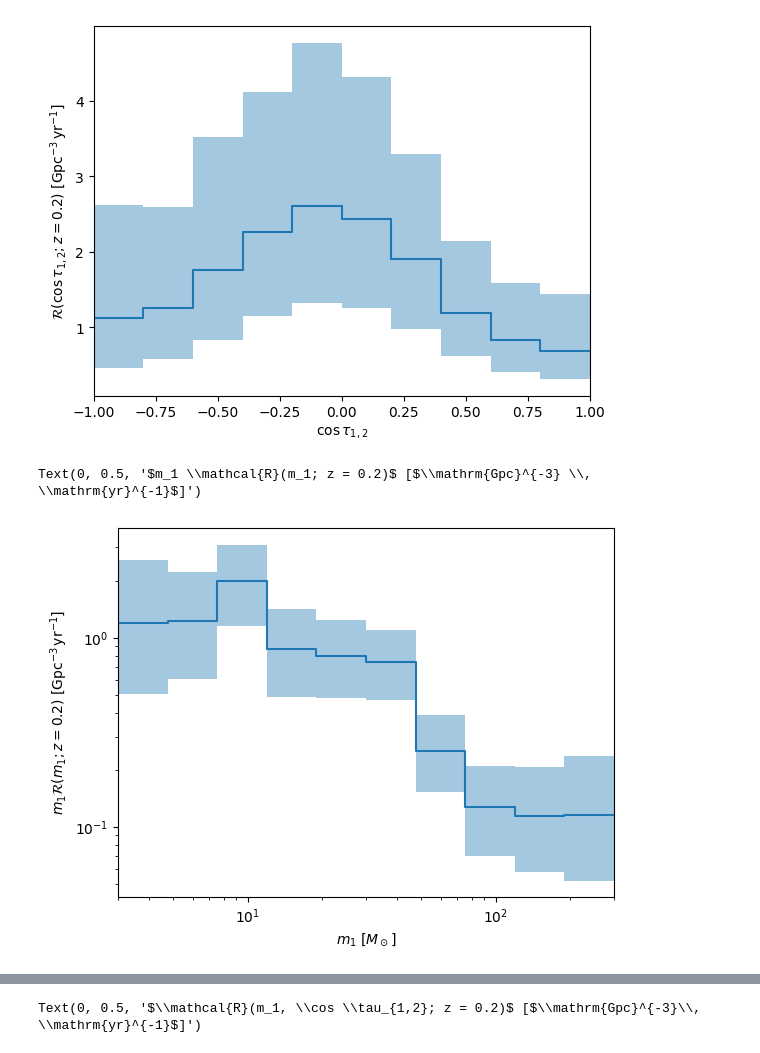
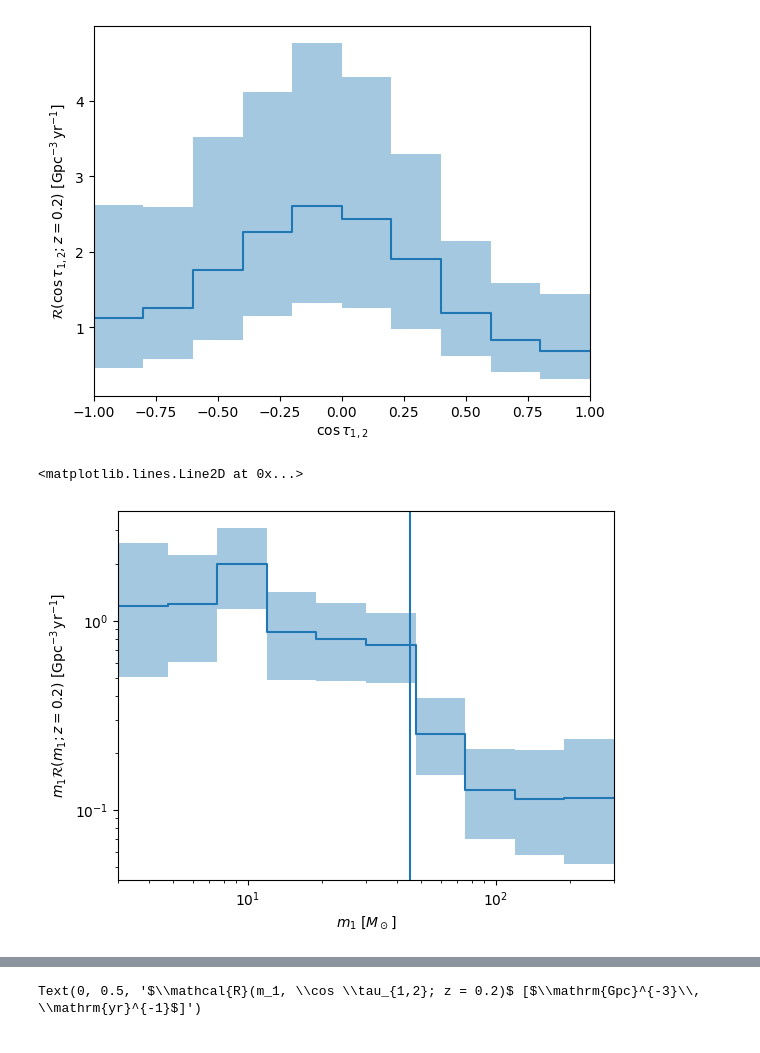
Before and after one commit to noahewolfe/tilts-and-kicks, a Jupyter notebook: code/flexible/inspect.ipynb, the cells around one changed output, grey strips where cells are left out. Saved outputs shown, nothing was run; the diff lists cells and outputs as text; code cells hidden in the pictures.

```diff
--- a/code/flexible/inspect.ipynb
+++ b/code/flexible/inspect.ipynb
@@ -106,28 +107,30 @@ Text(0, 0.5, '$\\mathcal{R}(\\cos \\tau_{1,2}; z = 0.2)$ [$\\mathrm{Gpc}^{-3} \\
 # %%
 xs, ys = get_span_bins(ln_m1s, ln_lnm1)
 fig, ax = plt.subplots()
 
 ax.plot(
     np.exp(xs),
     np.exp(np.median(ys, axis=0))
 )
 
 ax.fill_between(
     np.exp(xs),
     np.exp(np.quantile(ys, 0.05, axis=0)),
     np.exp(np.quantile(ys, 0.95, axis=0)),
     alpha=0.4,
     color='C0',
     linewidth=0
 )
 
 ax.set_yscale('log')
 ax.set_xscale('log')
 
 ax.set_xlim(3, 300)
 
 ax.set_xlabel(r'$m_1$ [$M_\odot$]')
 ax.set_ylabel(r'$m_1 \mathcal{R}(m_1; z = 0.2)$ [$\mathrm{Gpc}^{-3} \, \mathrm{yr}^{-1}$]')
+
+ax.axvline(x=45)
 # %% [output]
-Text(0, 0.5, '$m_1 \\mathcal{R}(m_1; z = 0.2)$ [$\\mathrm{Gpc}^{-3} \\, \\mathrm{yr}^{-1}$]')
+<matplotlib.lines.Line2D at 0x...>
-[figure, old version]
+[figure, new version]
```
Also changed, not shown: parts of 3 cells of this notebook, 19 other files.
